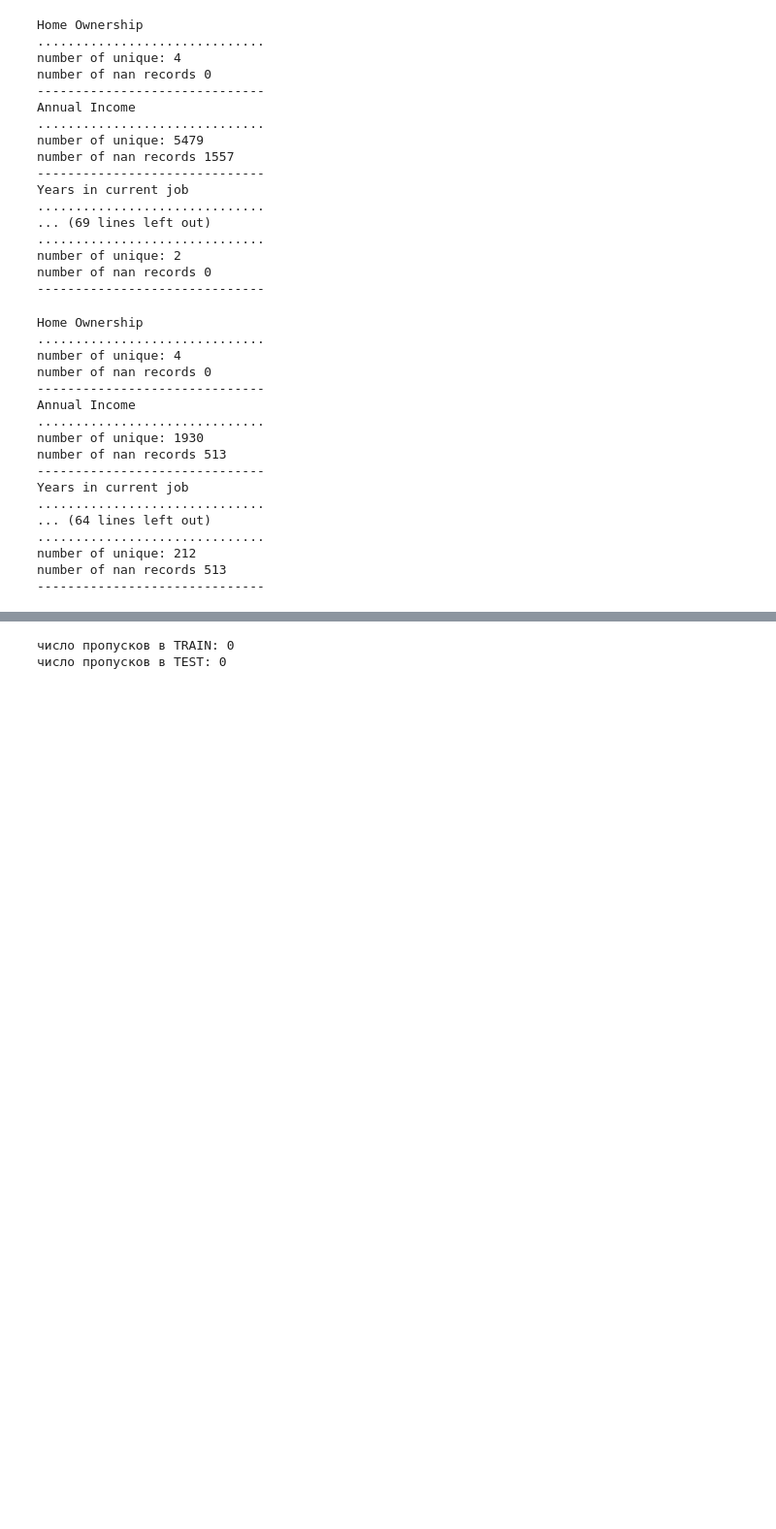
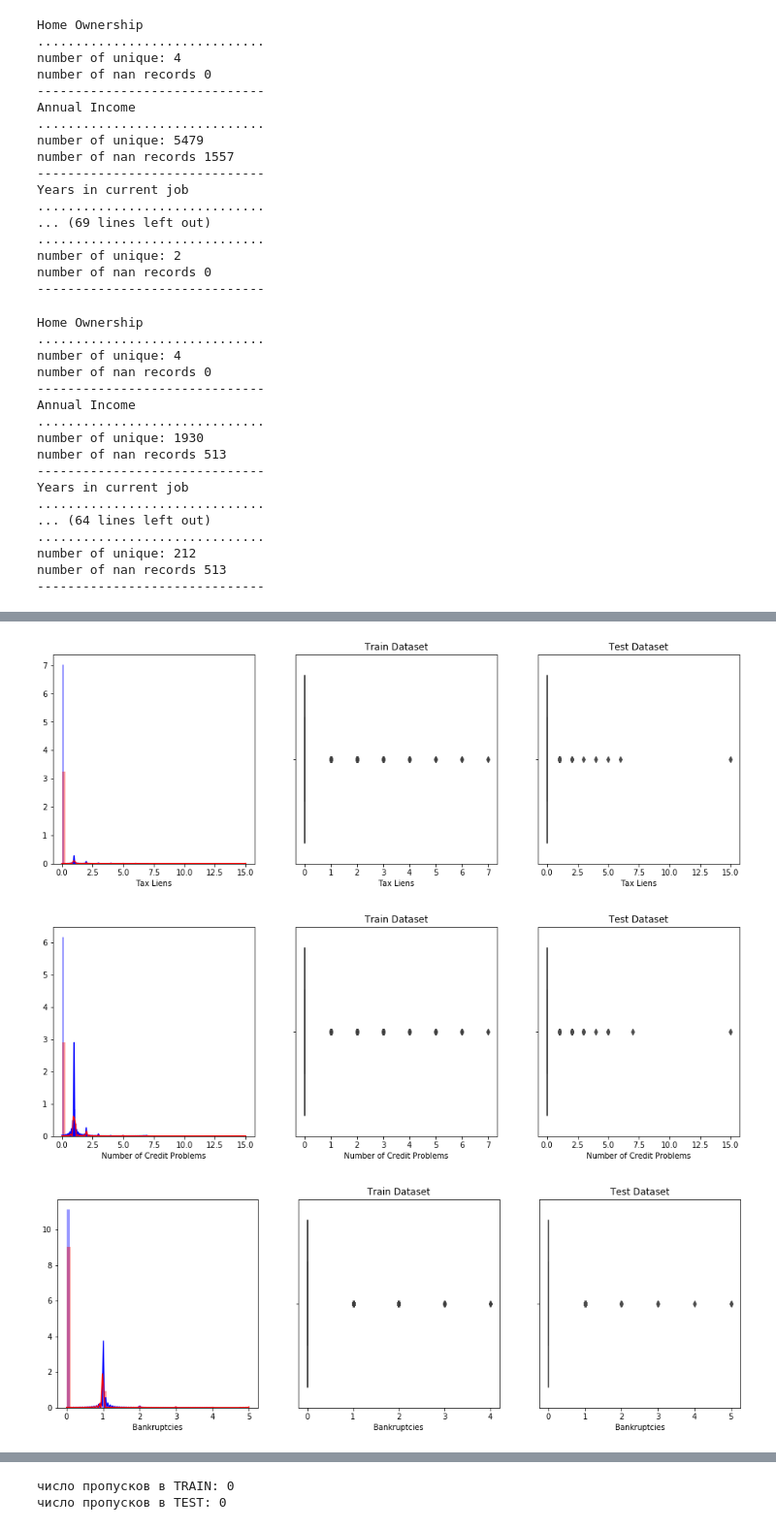
Before and after one commit to NuranKZ/GB-DS2-Project, a Jupyter notebook: KairakbayevNB_solution_fullversion_old.ipynb, the cells around one changed output, grey strips where cells are left out. Shown at 97% size. Drawn from its saved outputs; the diff is of its cells as text; code cells hidden in the pictures; blank space fills up the shorter version.

```diff
--- a/KairakbayevNB_solution_fullversion_old.ipynb
+++ b/KairakbayevNB_solution_fullversion_old.ipynb
@@ -110,0 +163,8 @@ number of nan records 513
+# %%
+# 1.2.5. Визуальное изучение распределений - полунепрерывные данные
+for col in semi_cont_cols:
+    plot_outliers(train_full, test_full,col, hist=True)
+# %% [output]
+[figure, added]
+[figure, added]
+[figure, added]
```
Also changed, not shown: parts of 86 cells of this notebook, 8 other files.
